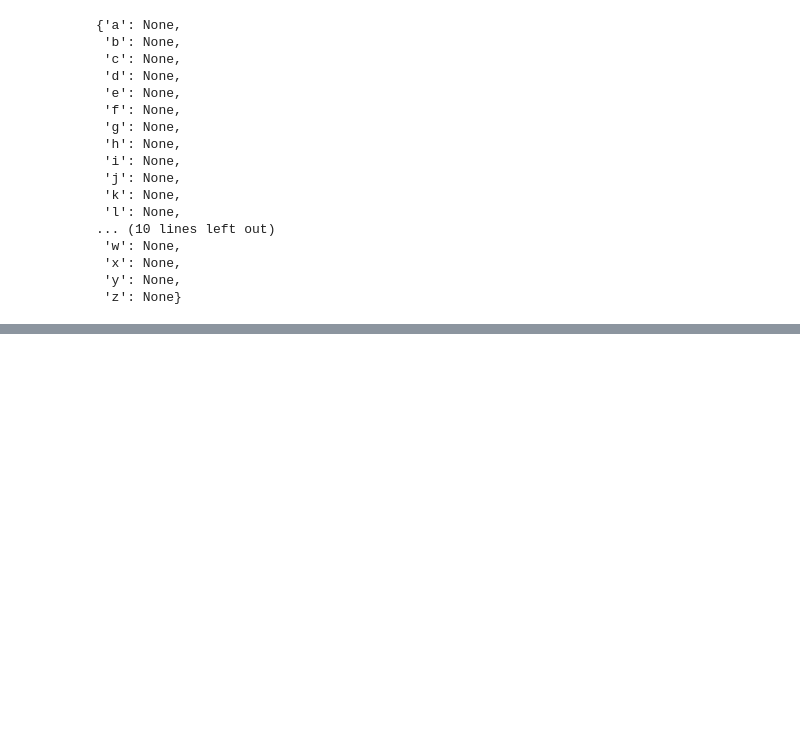
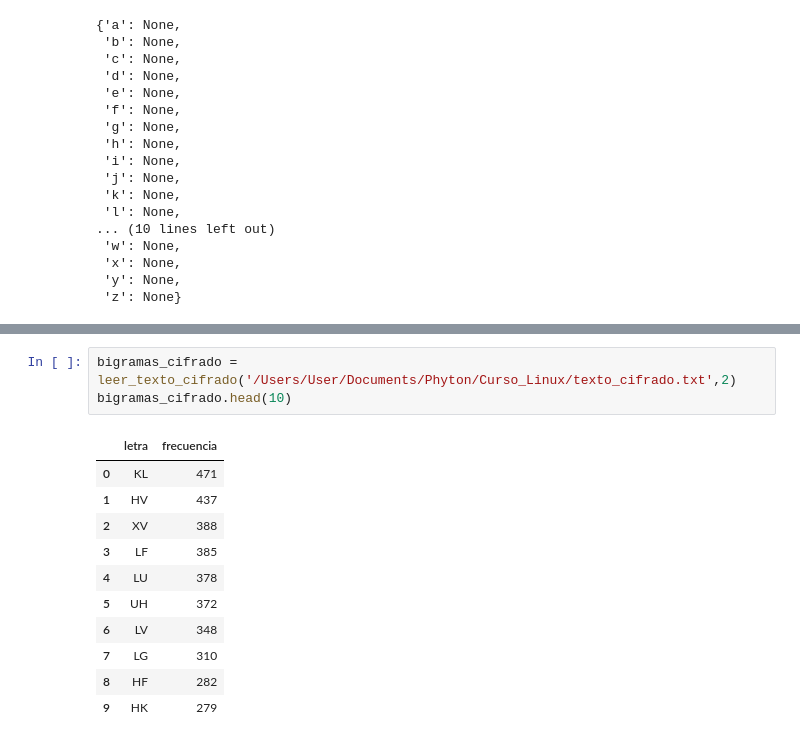
Before and after one commit to EnriqueBatista21/Phyton, a Jupyter notebook: Curso_Linux/analisis_frecuencia.ipynb, the cells around one changed output, grey strips where cells are left out. Saved outputs shown, nothing was run; the diff lists cells and outputs as text; blank space fills up the shorter version.

```diff
--- a/Curso_Linux/analisis_frecuencia.ipynb
+++ b/Curso_Linux/analisis_frecuencia.ipynb
@@ -115,0 +104,15 @@ alfabeto_permutado = {
+# %%
+bigramas_cifrado = leer_texto_cifrado('/Users/User/Documents/Phyton/Curso_Linux/texto_cifrado.txt',2)
+bigramas_cifrado.head(10)
+# %% [output]
+|  | letra | frecuencia |
+| 0 | KL | 471 |
+| 1 | HV | 437 |
+| 2 | XV | 388 |
+| 3 | LF | 385 |
+| 4 | LU | 378 |
+| 5 | UH | 372 |
+| 6 | LV | 348 |
+| 7 | LG | 310 |
+| 8 | HF | 282 |
+| 9 | HK | 279 |
```
Also changed, not shown: parts of 15 cells of this notebook.
